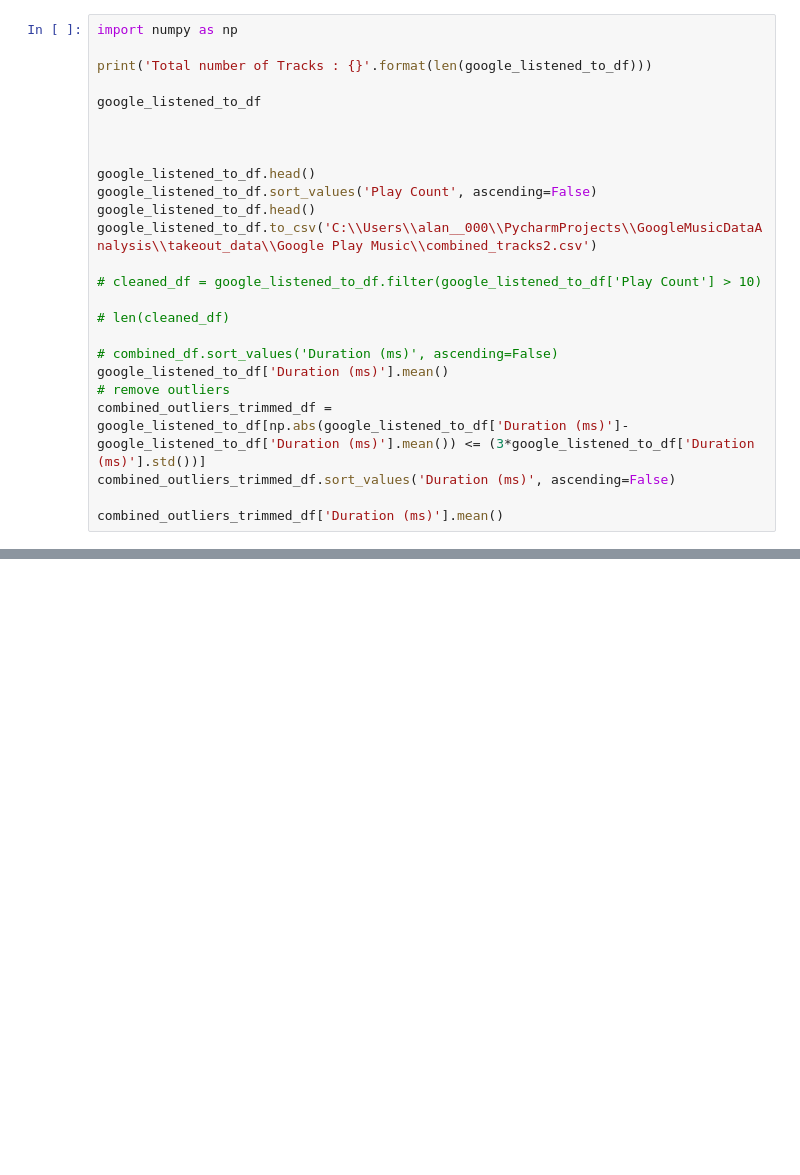
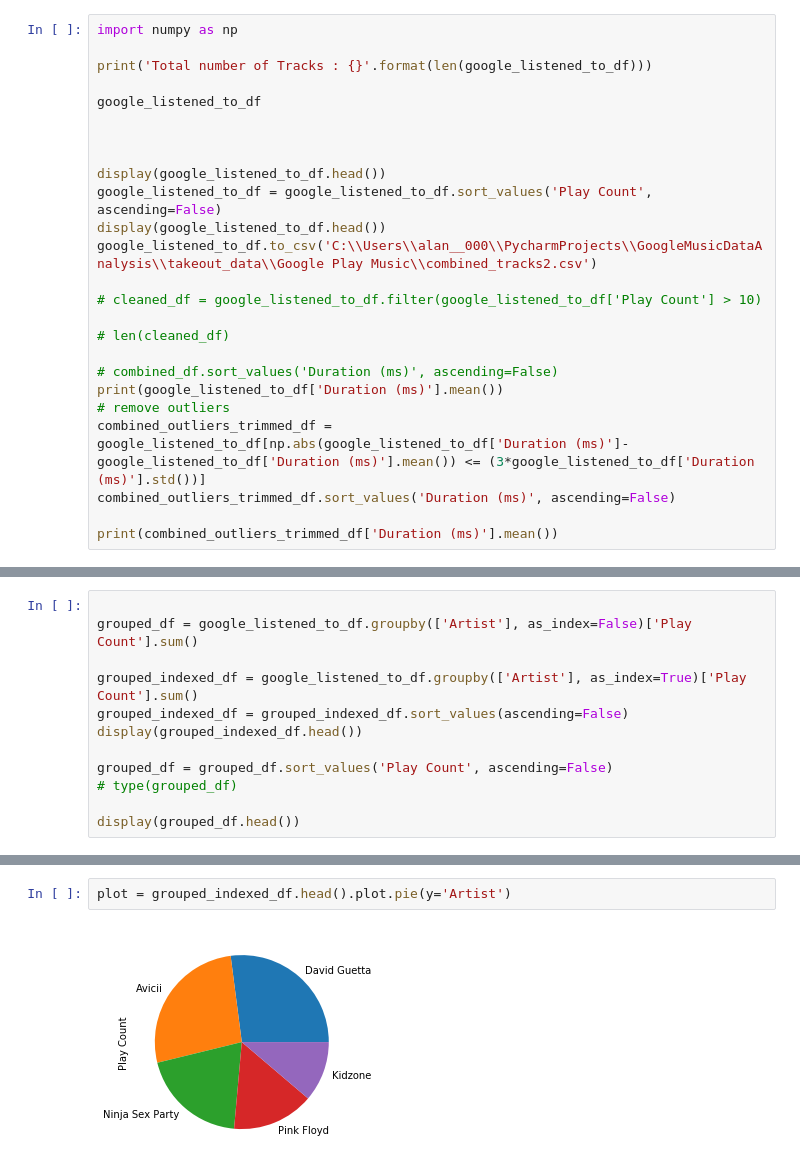
Before and after one commit to FinancialRADDeveloper/GoogleMusicDataAnalysis, a Jupyter notebook: ListenedTrackAnalysis.ipynb, the cells around one changed output, grey strips where cells are left out. Cells and saved outputs as stored; diff of their text form; blank space fills up the shorter version.

Commit message:
Started to blog on financialraddeveloper.com and sort out the existing Jupyter notebooks into distinct areas.   Track analysis, Activity analysis and then listened track analysis.

```diff
--- a/ListenedTrackAnalysis.ipynb
+++ b/ListenedTrackAnalysis.ipynb
@@ -15,9 +27,9 @@ google_listened_to_df
 
 
 
-google_listened_to_df.head()
-google_listened_to_df.sort_values('Play Count', ascending=False)
-google_listened_to_df.head()
+display(google_listened_to_df.head())
+google_listened_to_df = google_listened_to_df.sort_values('Play Count', ascending=False)
+display(google_listened_to_df.head())
 google_listened_to_df.to_csv('C:\\Users\\alan__000\\PycharmProjects\\GoogleMusicDataAnalysis\\takeout_data\\Google Play Music\\combined_tracks2.csv')
 
 # cleaned_df = google_listened_to_df.filter(google_listened_to_df['Play Count'] > 10)
@@ -25,11 +37,11 @@ google_listened_to_df.to_csv('C:\\Users\\alan__000\\PycharmProjects\\GoogleMusic
 # len(cleaned_df)
 
 # combined_df.sort_values('Duration (ms)', ascending=False)
-google_listened_to_df['Duration (ms)'].mean()
+print(google_listened_to_df['Duration (ms)'].mean())
 # remove outliers
 combined_outliers_trimmed_df = google_listened_to_df[np.abs(google_listened_to_df['Duration (ms)']-google_listened_to_df['Duration (ms)'].mean()) <= (3*google_listened_to_df['Duration (ms)'].std())]
 combined_outliers_trimmed_df.sort_values('Duration (ms)', ascending=False)
 
-combined_outliers_trimmed_df['Duration (ms)'].mean()
+print(combined_outliers_trimmed_df['Duration (ms)'].mean())
 # %% [output]
 Total number of Tracks : 4998
@@ -43,0 +68,12 @@ sns.distplot(combined_outliers_trimmed_df['Duration (ms)'])
+# %%
+
+grouped_df = google_listened_to_df.groupby(['Artist'], as_index=False)['Play Count'].sum()
+
+grouped_indexed_df = google_listened_to_df.groupby(['Artist'], as_index=True)['Play Count'].sum()
+grouped_indexed_df = grouped_indexed_df.sort_values(ascending=False)
+display(grouped_indexed_df.head())
+
+grouped_df = grouped_df.sort_values('Play Count', ascending=False)
+# type(grouped_df)
+
+display(grouped_df.head())
@@ -43,0 +94,4 @@ sns.distplot(combined_outliers_trimmed_df['Duration (ms)'])
+# %%
+plot = grouped_indexed_df.head().plot.pie(y='Artist')
+# %% [output]
+[figure, added]
```
Also changed, not shown: parts of 5 cells of this notebook, 4 other files.
